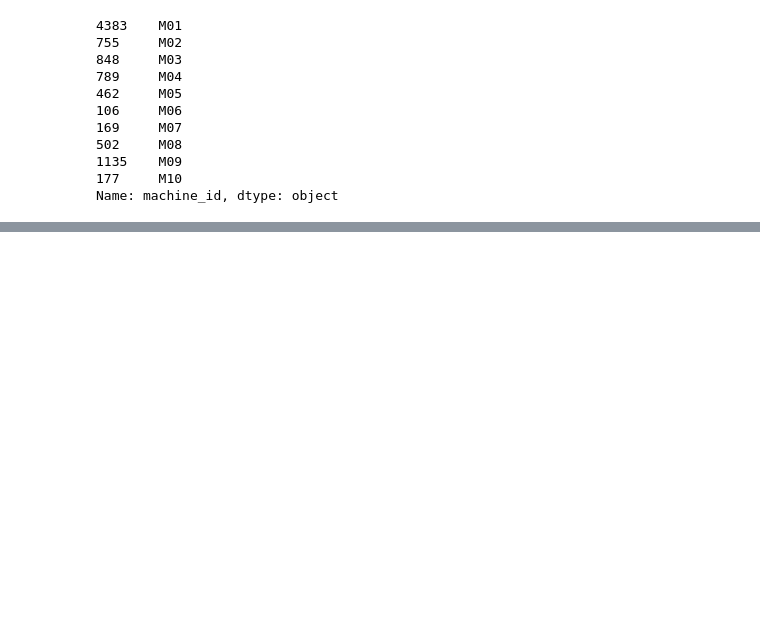
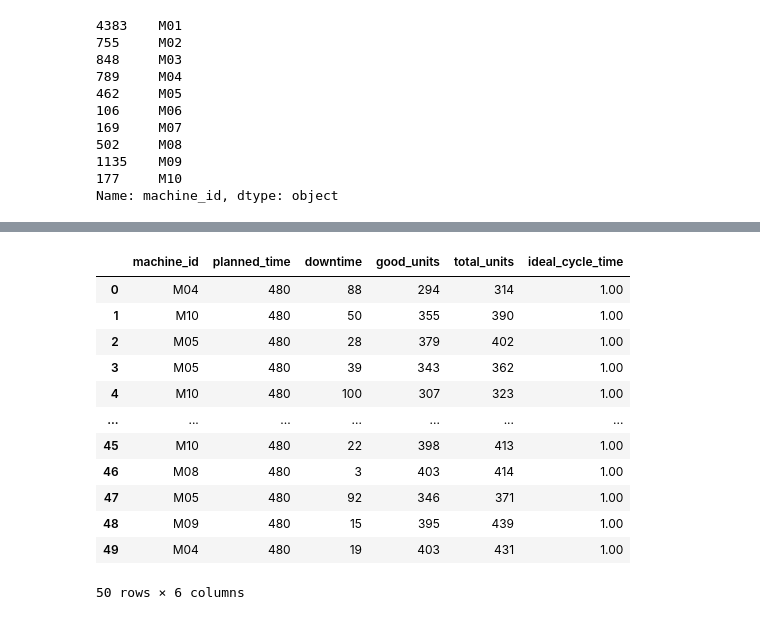
Before and after one commit to sameer99-debug/pandas, a Jupyter notebook: project1.ipynb, the cells around one changed output, grey strips where cells are left out. Cells and saved outputs as stored; diff of their text form; code cells hidden in the pictures; blank space fills up the shorter version.

```diff
--- a/project1.ipynb
+++ b/project1.ipynb
@@ -437,0 +440,2 @@ Name: machine_id, dtype: object
+# %%
+machine_time = pd.read_csv('Data/machine_operation_times.csv')
@@ -437,0 +452,16 @@ Name: machine_id, dtype: object
+# %%
+machine_time
+# %% [output]
+|  | machine_id | planned_time | downtime | good_units | total_units | ideal_cycle_time |
+| 0 | M04 | 480 | 88 | 294 | 314 | 1.00 |
+| 1 | M10 | 480 | 50 | 355 | 390 | 1.00 |
+| 2 | M05 | 480 | 28 | 379 | 402 | 1.00 |
+| 3 | M05 | 480 | 39 | 343 | 362 | 1.00 |
+| 4 | M10 | 480 | 100 | 307 | 323 | 1.00 |
+| ... | ... | ... | ... | ... | ... | ... |
+| 45 | M10 | 480 | 22 | 398 | 413 | 1.00 |
+| 46 | M08 | 480 | 3 | 403 | 414 | 1.00 |
+| 47 | M05 | 480 | 92 | 346 | 371 | 1.00 |
+| 48 | M09 | 480 | 15 | 395 | 439 | 1.00 |
+| 49 | M04 | 480 | 19 | 403 | 431 | 1.00 |
+50 rows × 6 columns
```
Also changed, not shown: parts of 30 cells of this notebook, 1 other file.
